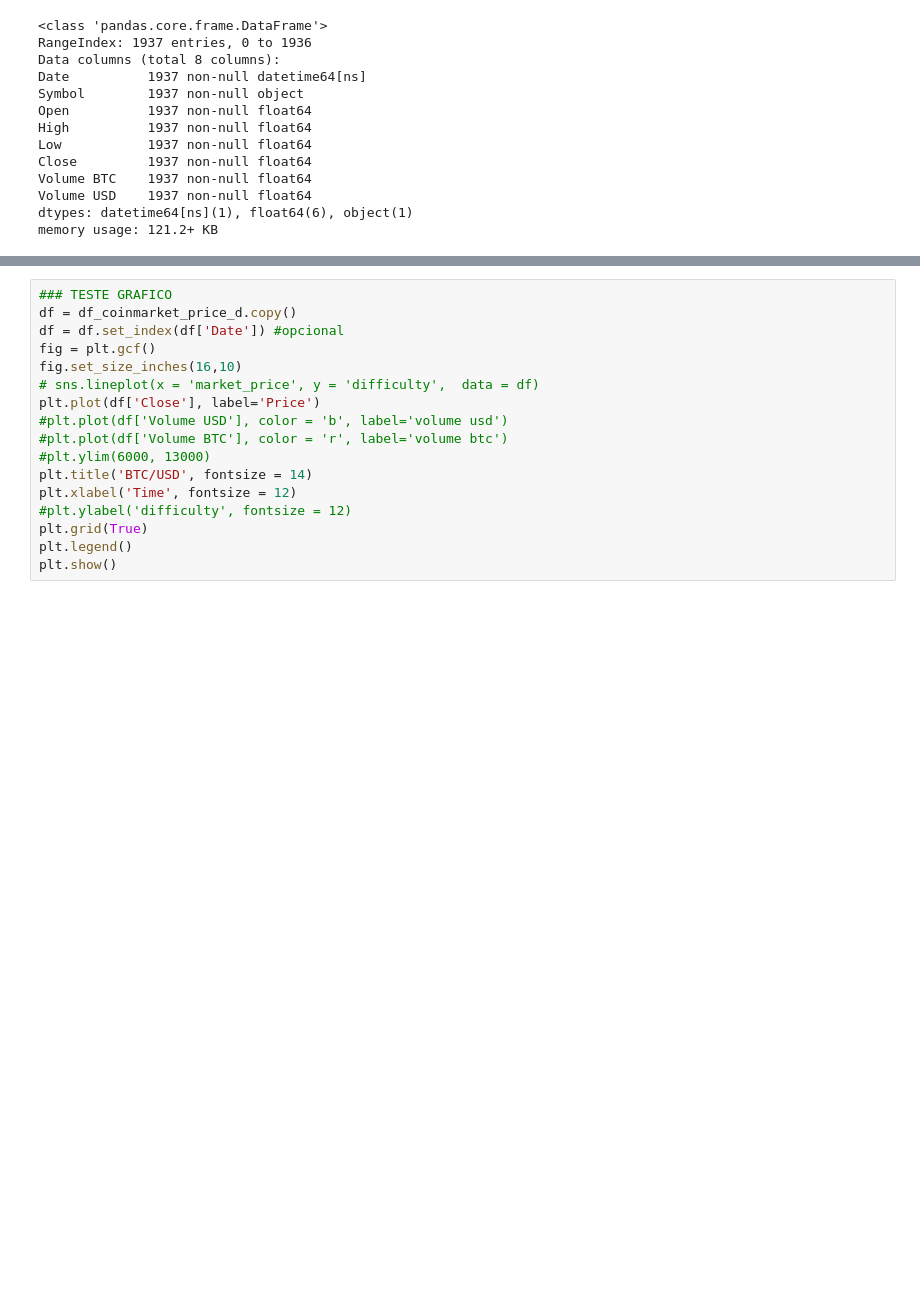
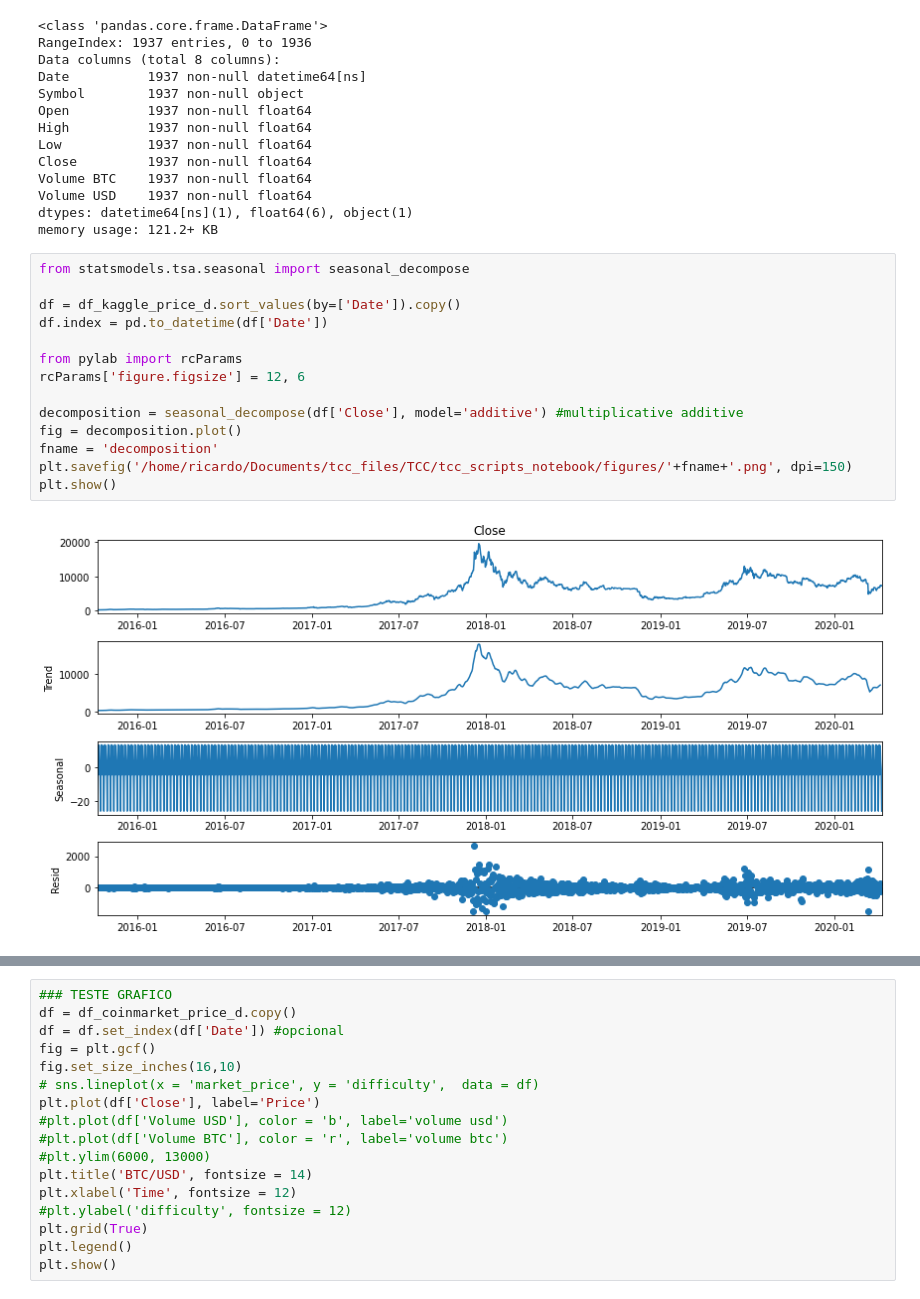
Before and after one commit to RichardMan13/Time_Series_Bitcoin, a Jupyter notebook: tcc_scripts_notebook/visualize_dataset.ipynb, the cells around one changed output, grey strips where cells are left out. Drawn from its saved outputs; the diff is of its cells as text; blank space fills up the shorter version.

```diff
--- a/tcc_scripts_notebook/visualize_dataset.ipynb
+++ b/tcc_scripts_notebook/visualize_dataset.ipynb
@@ -289,3 +293,19 @@ Volume BTC    1937 non-null float64
 Volume USD    1937 non-null float64
 dtypes: datetime64[ns](1), float64(6), object(1)
 memory usage: 121.2+ KB
+# %%
+from statsmodels.tsa.seasonal import seasonal_decompose
+
+df = df_kaggle_price_d.sort_values(by=['Date']).copy()
+df.index = pd.to_datetime(df['Date'])
+
+from pylab import rcParams
+rcParams['figure.figsize'] = 12, 6
+
+decomposition = seasonal_decompose(df['Close'], model='additive') #multiplicative additive
+fig = decomposition.plot()
+fname = 'decomposition'
+plt.savefig('/home/ricardo/Documents/tcc_files/TCC/tcc_scripts_notebook/figures/'+fname+'.png', dpi=150)
+plt.show()
+# %% [output]
+[figure, added]
```
Also changed, not shown: parts of 6 cells of this notebook, 23 other files.
